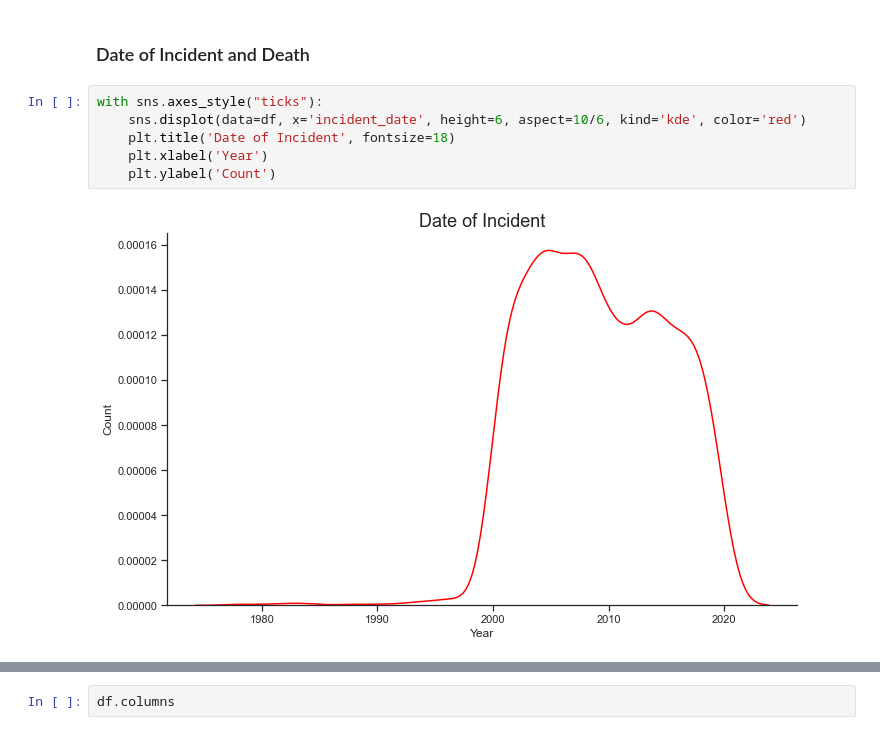
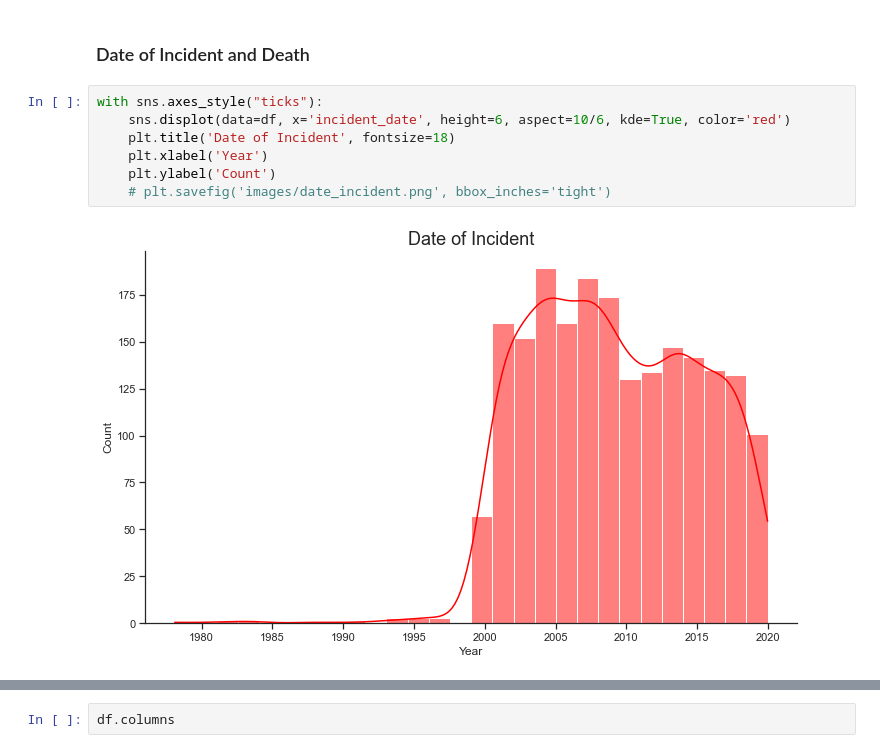
Before and after one commit to abcjamesjordan/firefigher_fatalities, a Jupyter notebook: ff_analysis.ipynb, the cells around one changed output, grey strips where cells are left out. Saved outputs shown, nothing was run; the diff lists cells and outputs as text.

```diff
--- a/ff_analysis.ipynb
+++ b/ff_analysis.ipynb
@@ -469,9 +497,10 @@ with sns.axes_style("ticks"):
 ### Date of Incident and Death
 # %%
 with sns.axes_style("ticks"):
-    sns.displot(data=df, x='incident_date', height=6, aspect=10/6, kind='kde', color='red')
+    sns.displot(data=df, x='incident_date', height=6, aspect=10/6, kde=True, color='red')
     plt.title('Date of Incident', fontsize=18)
     plt.xlabel('Year')
     plt.ylabel('Count')
+    # plt.savefig('images/date_incident.png', bbox_inches='tight')
 # %% [output]
-[figure, old version]
+[figure, new version]
```
Also changed, not shown: parts of 17 cells of this notebook, 25 other files.
